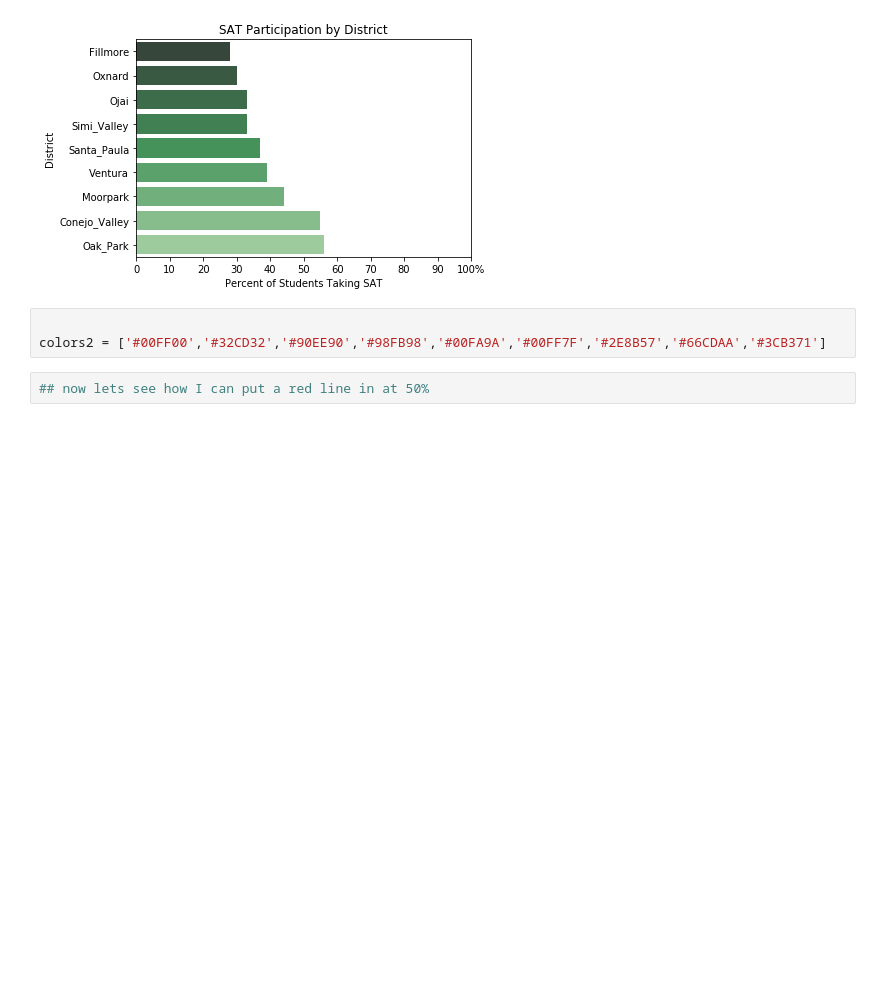
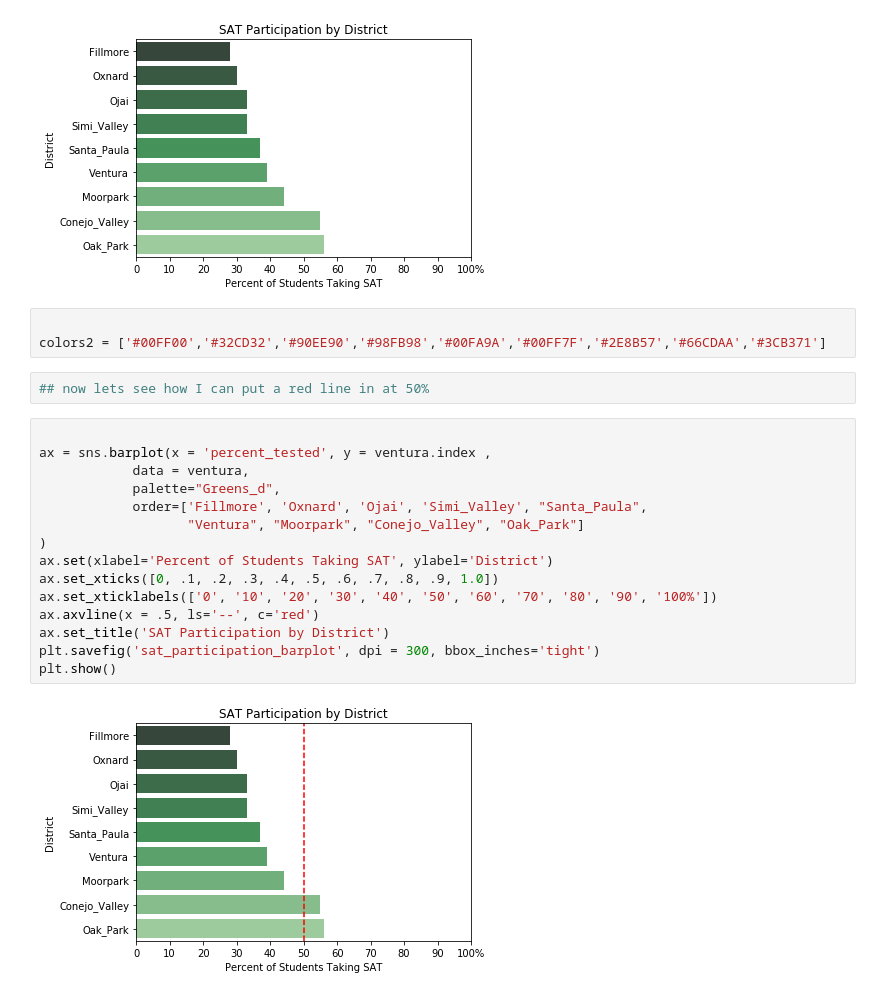
Before and after one commit to Faraaztqureshi/DS-Unit-1-Build, a Jupyter notebook: Faraaz_Qureshi_Build_Week1.ipynb, the cells around one changed output. Drawn from its saved outputs; the diff is of its cells as text; blank space fills up the shorter version.

```diff
--- a/Faraaz_Qureshi_Build_Week1.ipynb
+++ b/Faraaz_Qureshi_Build_Week1.ipynb
@@ -690,3 +690,20 @@ plt.show()
 colors2 = ['#00FF00','#32CD32','#90EE90','#98FB98','#00FA9A','#00FF7F','#2E8B57','#66CDAA','#3CB371']
 # %%
 ## now lets see how I can put a red line in at 50%
+# %%
+
+ax = sns.barplot(x = 'percent_tested', y = ventura.index ,
+            data = ventura,
+            palette="Greens_d",
+            order=['Fillmore', 'Oxnard', 'Ojai', 'Simi_Valley', "Santa_Paula",
+                   "Ventura", "Moorpark", "Conejo_Valley", "Oak_Park"]
+)
+ax.set(xlabel='Percent of Students Taking SAT', ylabel='District')
+ax.set_xticks([0, .1, .2, .3, .4, .5, .6, .7, .8, .9, 1.0])
+ax.set_xticklabels(['0', '10', '20', '30', '40', '50', '60', '70', '80', '90', '100%'])
+ax.axvline(x = .5, ls='--', c='red')
+ax.set_title('SAT Participation by District')
+plt.savefig('sat_participation_barplot', dpi = 300, bbox_inches='tight')
+plt.show()
+# %% [output]
+[figure, added]
```
